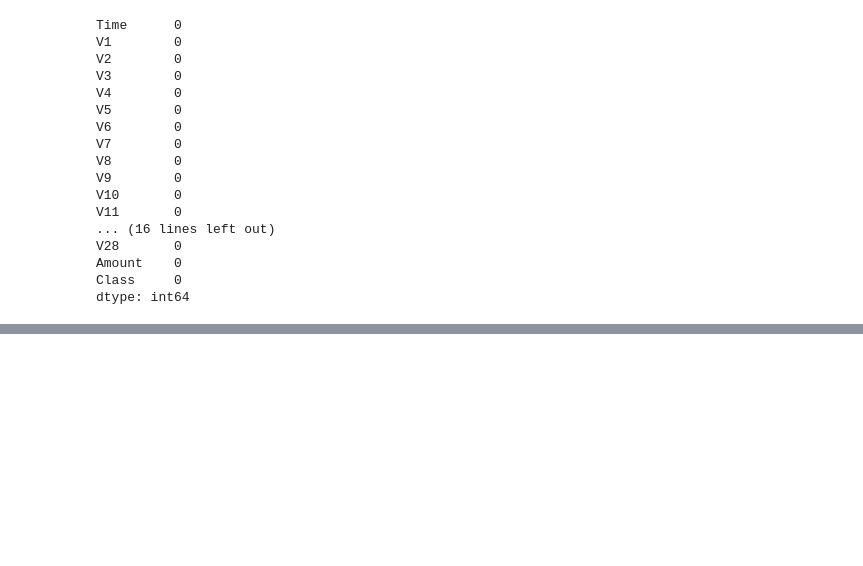
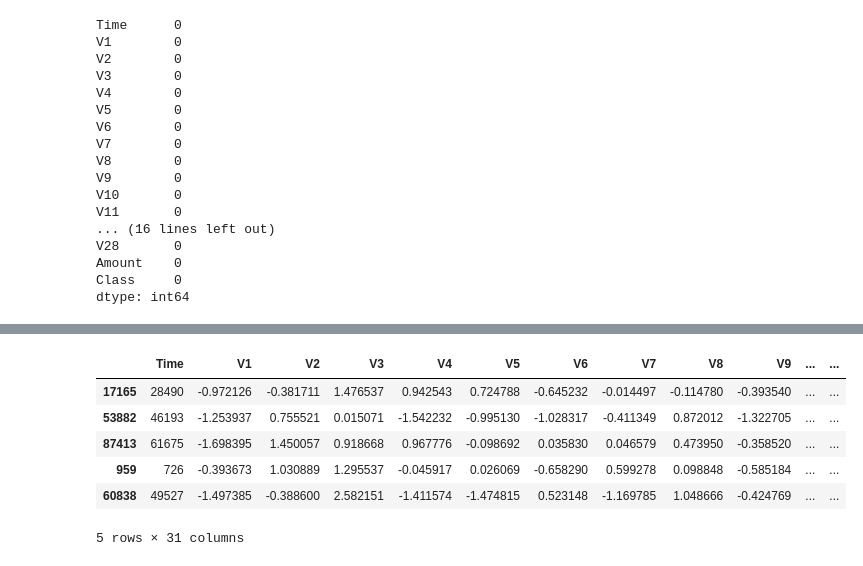
Before and after one commit to Soufiane07-05/Credit-Card-Fraud-Detection, a Jupyter notebook: Credit_Card_Fraud_Detection.ipynb, the cells around one changed output, grey strips where cells are left out. Cells and saved outputs as stored; diff of their text form; code cells hidden in the pictures; blank space fills up the shorter version.

```diff
--- a/Credit_Card_Fraud_Detection.ipynb
+++ b/Credit_Card_Fraud_Detection.ipynb
@@ -109 +109,15 @@ credit_card_data.groupby('Class').mean()
 2 rows × 30 columns
+# %%
+legit_sample = legit.sample(n=217)
+# %%
+new_dataset=pd.concat([legit_sample, fraud], axis=0)
+# %%
+new_dataset.head()
+# %% [output]
+|  | Time | V1 | V2 | V3 | V4 | V5 | V6 | V7 | V8 | V9 | ... | ... |
+| 17165 | 28490 | -0.972126 | -0.381711 | 1.476537 | 0.942543 | 0.724788 | -0.645232 | -0.014497 | -0.114780 | -0.393540 | ... | ... |
+| 53882 | 46193 | -1.253937 | 0.755521 | 0.015071 | -1.542232 | -0.995130 | -1.028317 | -0.411349 | 0.872012 | -1.322705 | ... | ... |
+| 87413 | 61675 | -1.698395 | 1.450057 | 0.918668 | 0.967776 | -0.098692 | 0.035830 | 0.046579 | 0.473950 | -0.358520 | ... | ... |
+| 959 | 726 | -0.393673 | 1.030889 | 1.295537 | -0.045917 | 0.026069 | -0.658290 | 0.599278 | 0.098848 | -0.585184 | ... | ... |
+| 60838 | 49527 | -1.497385 | -0.388600 | 2.582151 | -1.411574 | -1.474815 | 0.523148 | -1.169785 | 1.048666 | -0.424769 | ... | ... |
+5 rows × 31 columns
```
Also changed, not shown: parts of 23 cells of this notebook.
